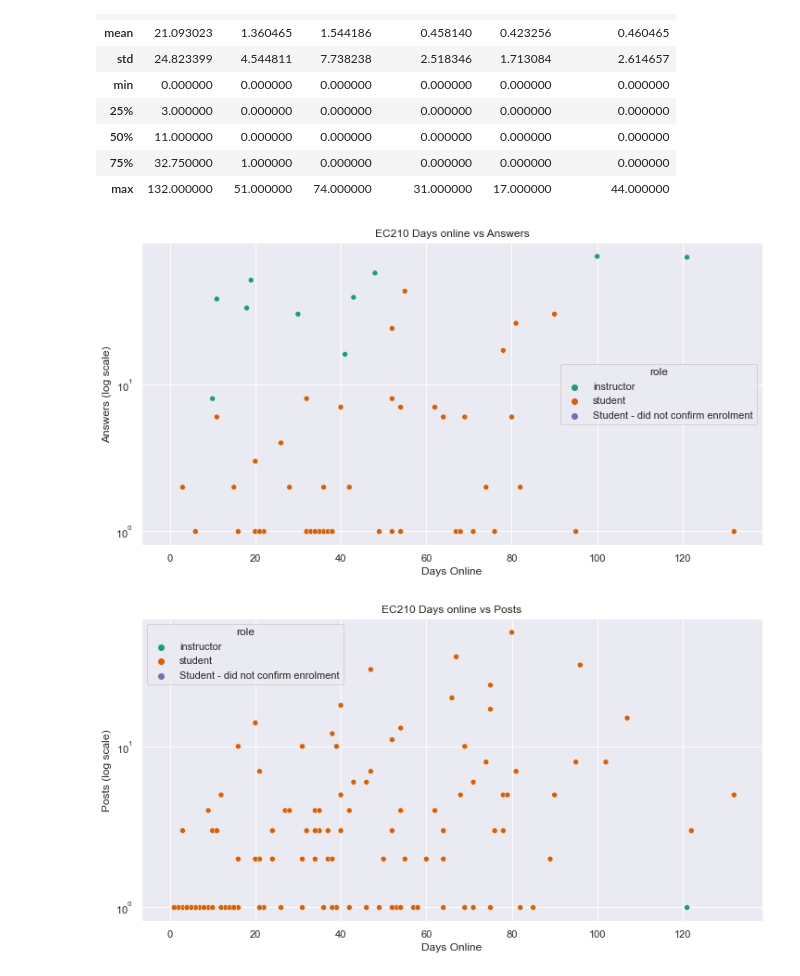
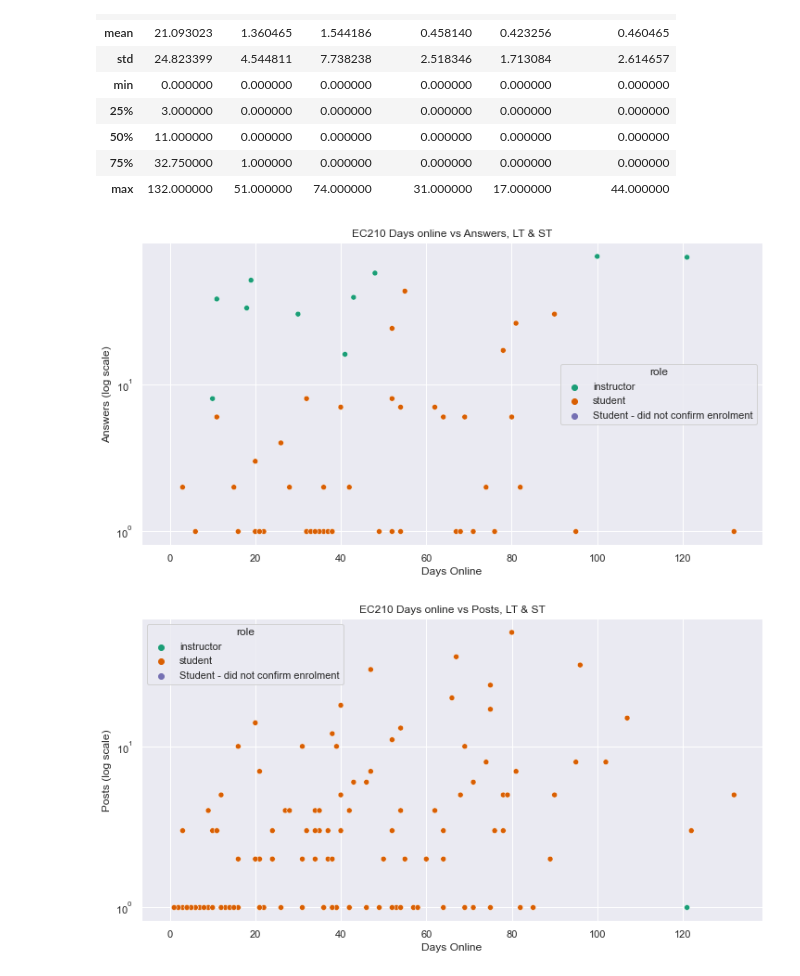
Before and after one commit to andresoats/ChangeMakers, a Jupyter notebook: Changemakers.ipynb, the cells around one changed output. Drawn from its saved outputs; the diff is of its cells as text; code cells hidden in the pictures.

```diff
--- a/Changemakers.ipynb
+++ b/Changemakers.ipynb
@@ -335,25 +379,25 @@ EC210_LT.drop('role', axis=1).describe()
 # %%
 plt.figure(figsize=(12, 6))
 
 sns.scatterplot(x="days online", y="answers", hue='role', data=EC210_LT)
 
-plt.title("EC210 Days online vs Answers")
+plt.title("EC210 Days online vs Answers, LT & ST")
 
 plt.yscale("log")
 
 
 plt.xlabel("Days Online")
 plt.ylabel("Answers (log scale)")
 
 plt.show()
 # %% [output]
-[figure, old version]
+[figure, new version]
 # %%
 plt.figure(figsize=(12, 6))
 
 sns.scatterplot(x="days online", y="posts", hue='role', data=EC210_LT)
 
-plt.title("EC210 Days online vs Posts")
+plt.title("EC210 Days online vs Posts, LT & ST")
 
 plt.yscale("log")
 
@@ -363,4 +407,4 @@ plt.ylabel("Posts (log scale)")
 
 plt.show()
 # %% [output]
-[figure, old version]
+[figure, new version]
```
Also changed, not shown: parts of 82 cells of this notebook.
